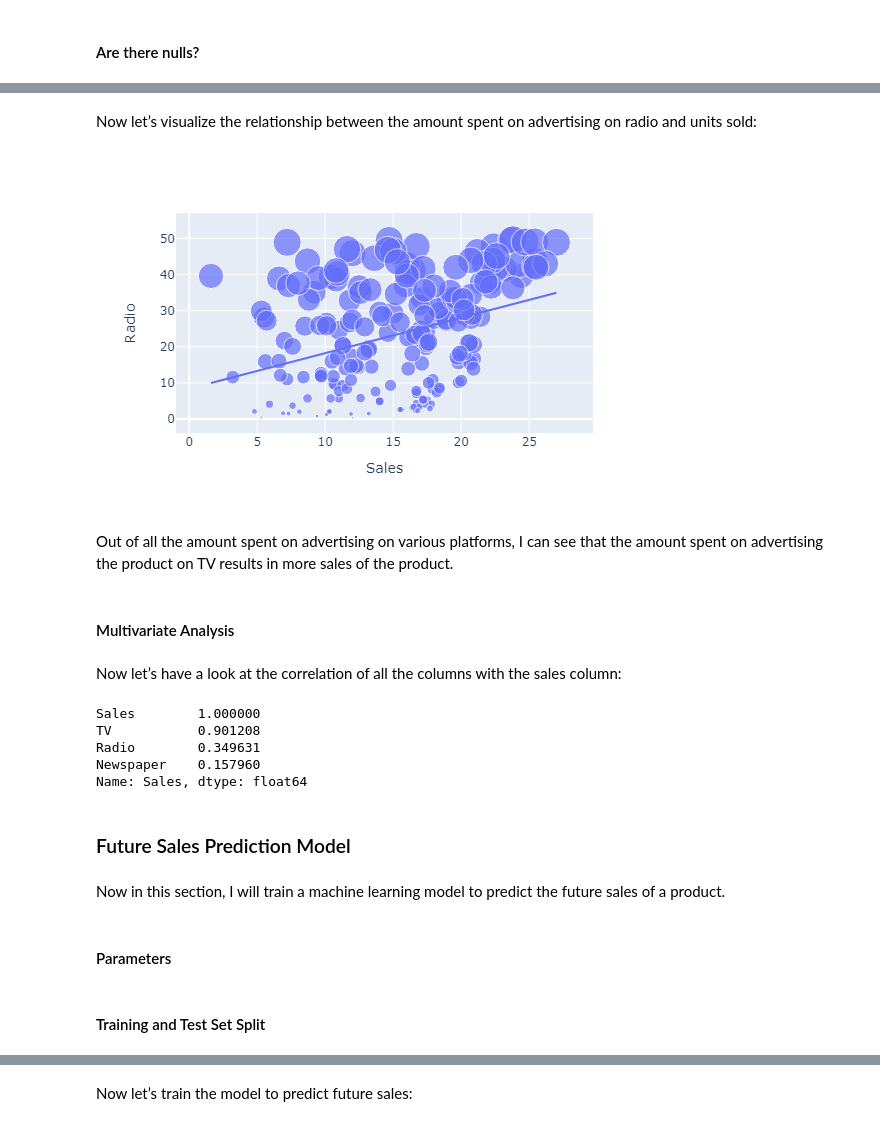
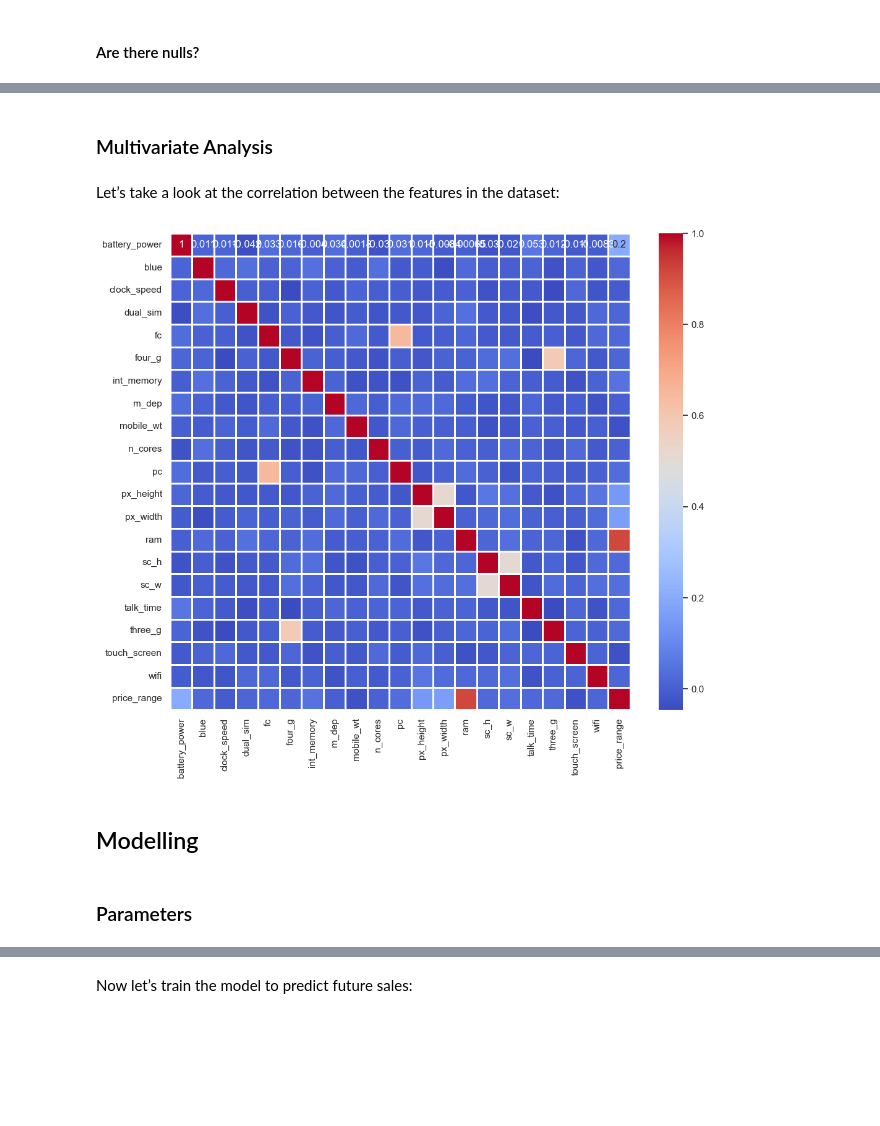
Before and after one commit to LuckyEjenaviSalomi/Data-Science_new, a Jupyter notebook: 0. Projects/200. Mobile Price Classification/Mobile Price Classification.ipynb, the cells around one changed output, grey strips where cells are left out. Drawn from its saved outputs; the diff is of its cells as text; code cells hidden in the pictures; blank space fills up the shorter version.

```diff
--- a/0. Projects/200. Mobile Price Classification/Mobile Price Classification.ipynb
+++ b/0. Projects/200. Mobile Price Classification/Mobile Price Classification.ipynb
@@ -50,6 +23,11 @@ Below is the description of all the columns in the dataset:
 # %%
+import numpy as np
 import pandas as pd
-import numpy as np
+import matplotlib.pyplot as plt
+import seaborn as sns
 from sklearn.model_selection import train_test_split
-from sklearn.linear_model import LinearRegression
+from sklearn.preprocessing import StandardScaler
+from sklearn.linear_model import LogisticRegression
+from sklearn.metrics import accuracy_score
+sns.set()
 # %% [markdown]
@@ -156,31 +135,15 @@ figure.show()
-# %% [markdown]
-Now let’s visualize the relationship between the amount spent on advertising on radio and units sold:
-# %%
-figure = px.scatter(data_frame = data, x="Sales",
-                    y="Radio", size="Radio", trendline="ols")
-figure.show()
-# %% [output]
-[figure, removed]
-# %% [markdown]
-Out of all the amount spent on advertising on various platforms, I can see that the amount spent on advertising the product on TV results in more sales of the product.
 # %% [markdown]
-#### Multivariate Analysis
+### Multivariate Analysis
 # %% [markdown]
-Now let’s have a look at the correlation of all the columns with the sales column:
+Let’s take a look at the correlation between the features in the dataset:
 # %%
-correlation = data.corr()
-print(correlation["Sales"].sort_values(ascending=False))
+plt.figure(figsize=(12, 10))
+sns.heatmap(data.corr(), annot=True, cmap="coolwarm", linecolor='white', linewidths=1);
 # %% [output]
-Sales        1.000000
-TV           0.901208
-Radio        0.349631
-Newspaper    0.157960
-Name: Sales, dtype: float64
+[figure, added]
 # %% [markdown]
-### Future Sales Prediction Model
+## Modelling
-# %% [markdown]
-Now in this section, I will train a machine learning model to predict the future sales of a product.
 # %% [markdown]
-#### Parameters
+### Parameters
 # %%
 TEST_SIZE = 0.2
@@ -188,2 +150,0 @@ RANDOM_SIZE = 42
-# %% [markdown]
-#### Training and Test Set Split
```
Also changed, not shown: parts of 38 cells of this notebook, 1 other file.
